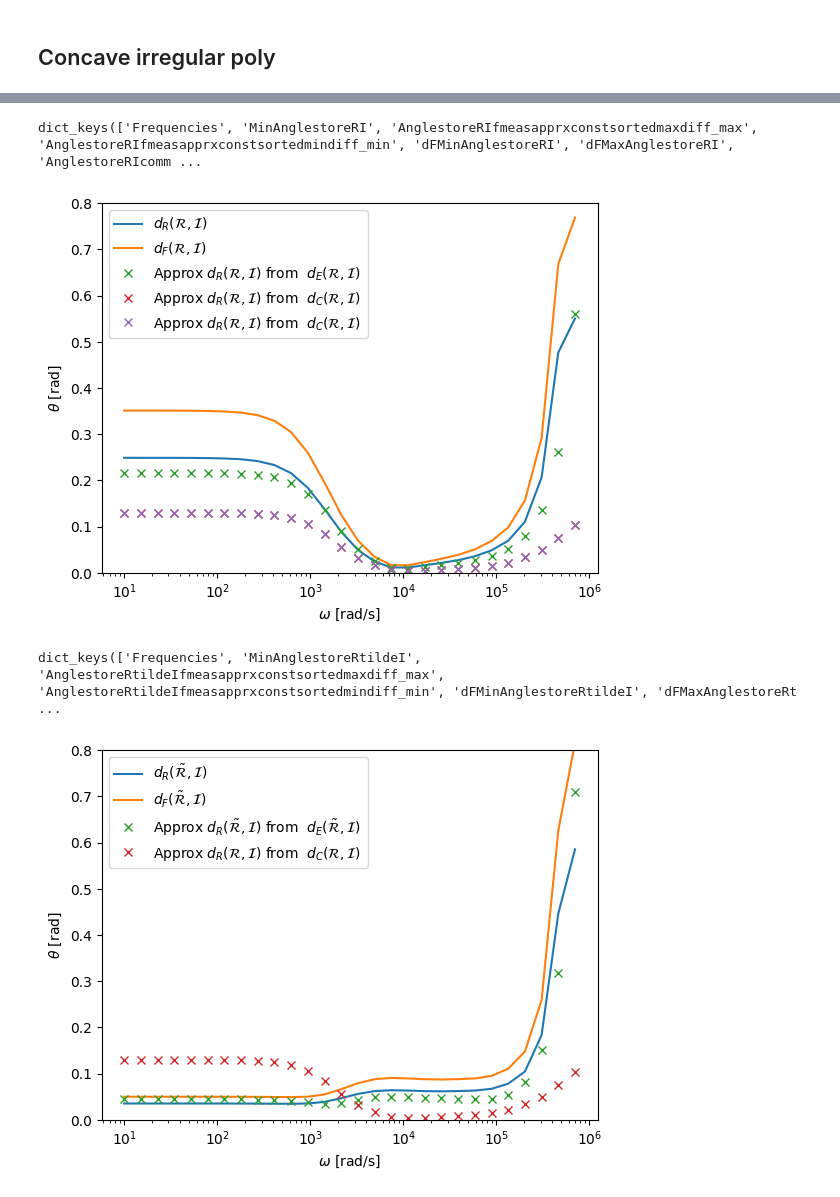
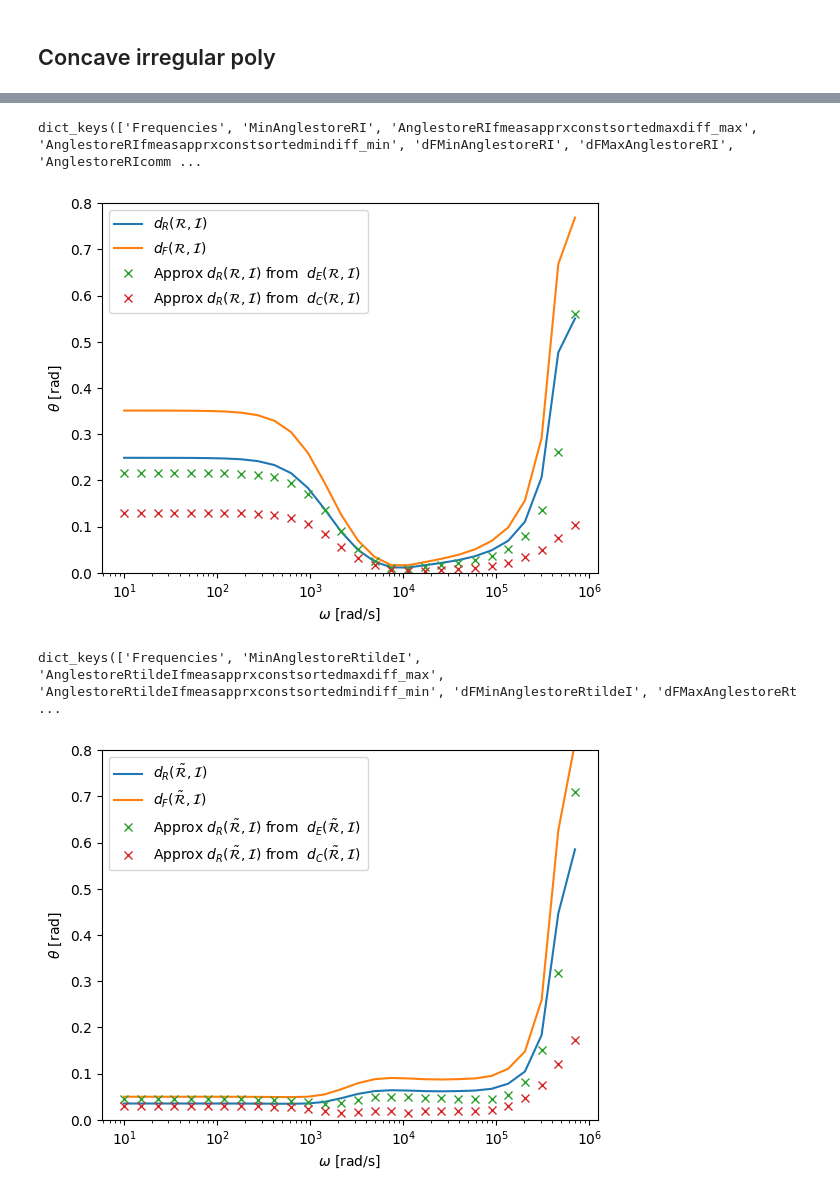
Before and after one commit to pdledger/Rodrigues_Angles, a Jupyter notebook: concave-irreg-poly.ipynb, the cells around one changed output, grey strips where cells are left out. Drawn from its saved outputs; the diff is of its cells as text; code cells hidden in the pictures.

```diff
--- a/concave-irreg-poly.ipynb
+++ b/concave-irreg-poly.ipynb
@@ -33,7 +65,6 @@ plt.semilogx(Frequencies,MinAnglestoreRI,label=r'$d_R({\cal R},{\cal I})$')
 plt.semilogx(Frequencies,dFMinAnglestoreRI,label=r'$d_F({\cal R},{\cal I})$')
 plt.semilogx(Frequencies,AnglestoreRIfmeasapprxconstsortedmaxdiff_max,'x',label=r'Approx $d_R({\cal R},{\cal I})$ from  $d_E({\cal R},{\cal I})$ ')
 plt.semilogx(Frequencies,AnglestoreRIcommeasapprxconstsortedmaxdiff_max,'x',label=r'Approx $d_R({\cal R},{\cal I})$ from  $d_C({\cal R},{\cal I})$ ')
-plt.semilogx(Frequencies,AnglestoreRIcommeasapprxconstsortedmaxdiff_max,'x',label=r'Approx $d_R({\cal R},{\cal I})$ from  $d_C({\cal R},{\cal I})$ ')
 
 plt.xlabel(r'$\omega$ [rad/s]')
 plt.ylabel(r'$\theta$ [rad]')
@@ -43,29 +74,29 @@ plt.savefig("OCC_step_irreg_hexahedron_concave_dRanddE_metrics_al_0.01_mu_32_sig
 plt.show()
 # %% [output]
 dict_keys(['Frequencies', 'MinAnglestoreRI', 'AnglestoreRIfmeasapprxconstsortedmaxdiff_max', 'AnglestoreRIfmeasapprxconstsortedmindiff_min', 'dFMinAnglestoreRI', 'dFMaxAnglestoreRI', 'AnglestoreRIcomm ...
-[figure, old version]
+[figure, new version]
 # %%
 print(RtildeIResults.keys())
 
 Frequencies=RtildeIResults["Frequencies"]
 MinAnglestoreRtildeI=RtildeIResults["MinAnglestoreRtildeI"]
 AnglestoreRtildeIfmeasapprxconstsortedmaxdiff_max=np.fmin(RtildeIResults["AnglestoreRtildeIfmeasapprxconstsortedmaxdiff_max"],RtildeIResults["AnglestoreRtildeIfmeasapprxconstsortedmindiff_min"])
-AnglestoreRIcommeasapprxconstsortedmaxdiff_max=np.fmin(RIResults["AnglestoreRIcommeasapprxconstsortedmaxdiff_max"],RIResults["AnglestoreRIcommeasapprxconstsortedmindiff_min"])
+AnglestoreRtildeIcommeasapprxconstsortedmaxdiff_max=np.fmin(RtildeIResults["AnglestoreRtildeIcommeasapprxconstsortedmaxdiff_max"],RIResults["AnglestoreRIcommeasapprxconstsortedmindiff_min"])
 
 dFMinAnglestoreRtildeI = RtildeIResults["dFMinAnglestoreRtildeI"]
 
 fig=plt.figure()
 plt.semilogx(Frequencies,MinAnglestoreRtildeI,label=r'$d_R(\tilde{\cal R},{\cal I})$')
 plt.semilogx(Frequencies,dFMinAnglestoreRtildeI,label=r'$d_F(\tilde{\cal R},{\cal I})$')
 plt.semilogx(Frequencies,AnglestoreRtildeIfmeasapprxconstsortedmaxdiff_max,'x',label=r'Approx $d_R(\tilde{\cal R},{\cal I})$ from  $d_E(\tilde{\cal R},{\cal I})$ ')
-plt.semilogx(Frequencies,AnglestoreRIcommeasapprxconstsortedmaxdiff_max,'x',label=r'Approx $d_R({\cal R},{\cal I})$ from  $d_C({\cal R},{\cal I})$ ')
+plt.semilogx(Frequencies,AnglestoreRtildeIcommeasapprxconstsortedmaxdiff_max,'x',label=r'Approx $d_R(\tilde{\cal R},{\cal I})$ from  $d_C(\tilde{\cal R},{\cal I})$ ')
 
 plt.xlabel(r'$\omega$ [rad/s]')
 plt.ylabel(r'$\theta$ [rad]')
 plt.ylim(0,0.8)
 plt.legend()
 plt.savefig("OCC_step_irreg_hexahedron_concave_dRanddE_metrics_tilde_al_0.01_mu_32_sig_1e7_ord3.pdf")
 plt.show()
 # %% [output]
 dict_keys(['Frequencies', 'MinAnglestoreRtildeI', 'AnglestoreRtildeIfmeasapprxconstsortedmaxdiff_max', 'AnglestoreRtildeIfmeasapprxconstsortedmindiff_min', 'dFMinAnglestoreRtildeI', 'dFMaxAnglestoreRt ...
-[figure, old version]
+[figure, new version]
```
Also changed, not shown: parts of 1 cell of this notebook, 11 other files.
